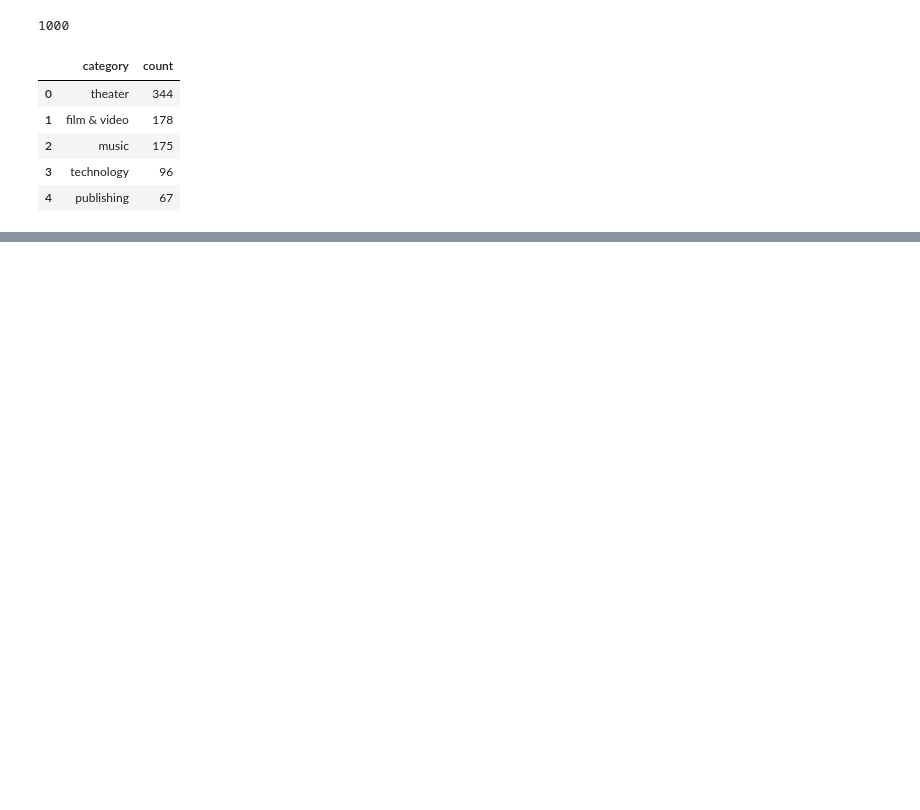
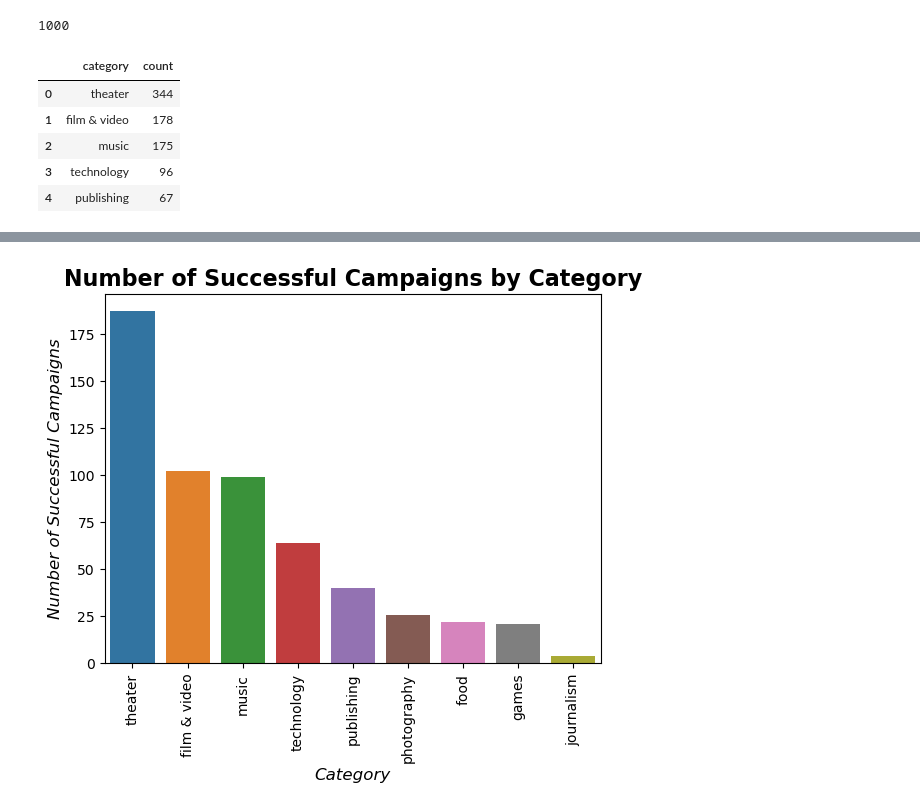
Before and after one commit to wrp94/project-2-group-20, a Jupyter notebook: query/queries.ipynb, the cells around one changed output, grey strips where cells are left out. Cells and saved outputs as stored; diff of their text form; code cells hidden in the pictures; blank space fills up the shorter version.

```diff
--- a/query/queries.ipynb
+++ b/query/queries.ipynb
@@ -112,0 +182,10 @@ plt.show()
+# %%
+# Find the number of successful campaigns by category
+results = session.query(Categories.category, func.count(Campaigns.cf_id)).\
+    join(Campaigns, Categories.category_id == Campaigns.category_id).\
+    filter(Campaigns.outcome == 'successful').\
+    group_by(Categories.category).\
+    order_by(func.count(Campaigns.cf_id).desc()).all()
+
+successful_category_counts = pd.DataFrame(results, columns=['category', 'count'])
+successful_category_counts.head()
@@ -112,0 +199,16 @@ plt.show()
+# %%
+# Plot the number of successful campaigns by category
+sns.barplot(x='category', y='count', data=successful_category_counts)
+
+# Add labels and title
+plt.xlabel('Category', fontsize=12, fontstyle='italic')
+plt.ylabel('Number of Successful Campaigns', fontsize=12, fontstyle='italic')
+plt.title('Number of Successful Campaigns by Category', fontsize=16, fontweight='bold')
+
+# Rotate x-axis labels
+plt.xticks(rotation=90)
+
+# Show the plot
+plt.show()
+# %% [output]
+[figure, added]
```
Also changed, not shown: parts of 11 cells of this notebook, 2 other files.
